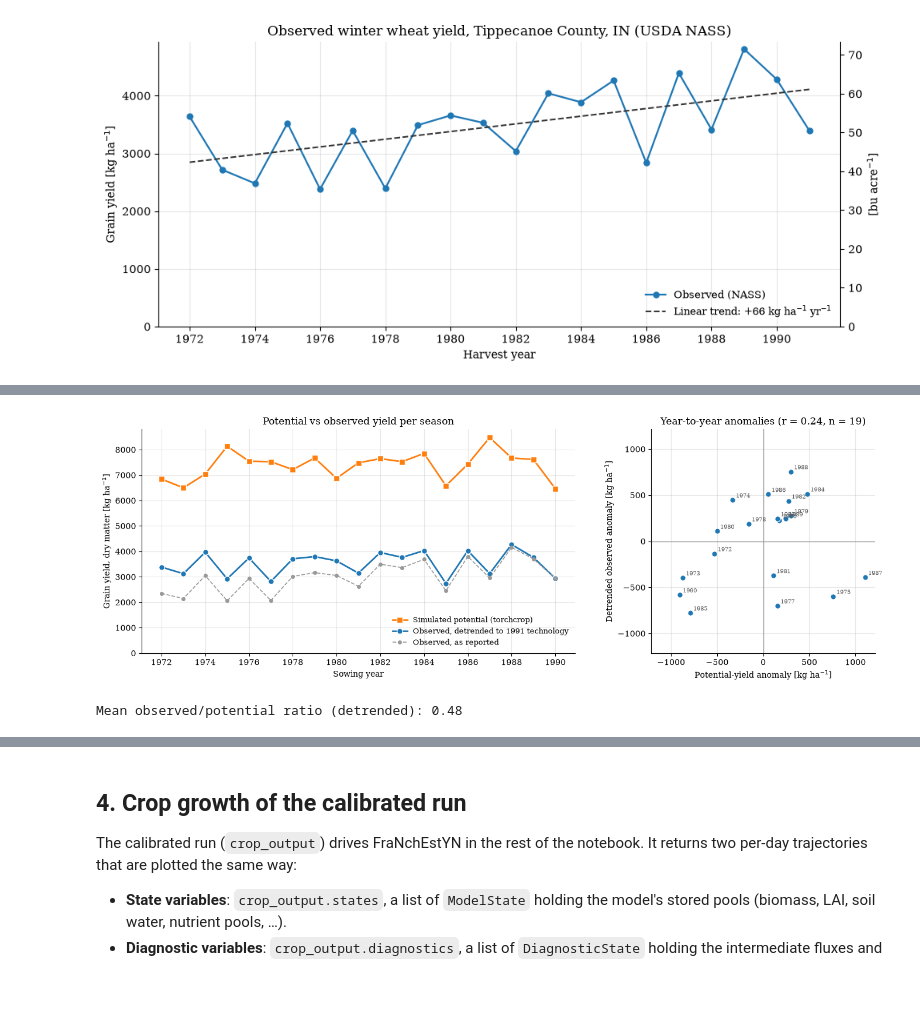
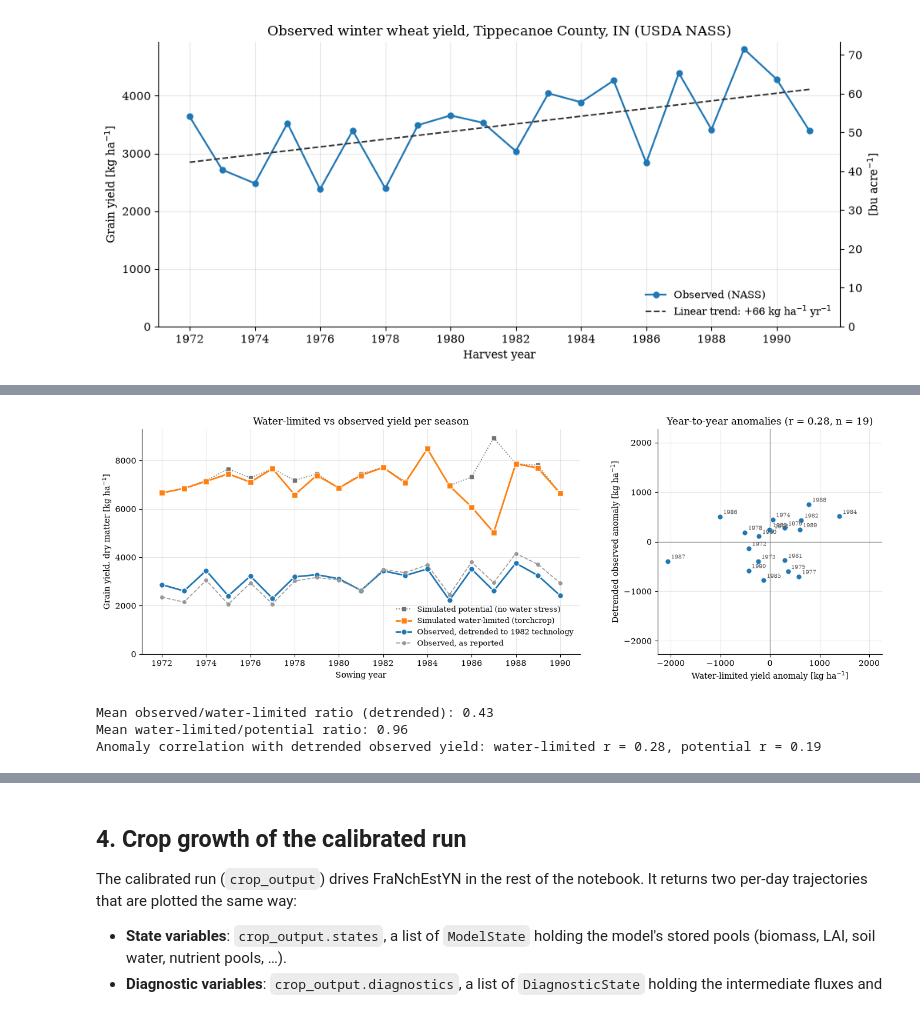
Before and after one commit to KaziJahidurRahaman/simpest, a Jupyter notebook: notebooks/torchcrop-integration/indiana_potential_(winter_wheat)-calibration.ipynb, the cells around one changed output, grey strips where cells are left out. Saved outputs shown, nothing was run; the diff lists cells and outputs as text; code cells hidden in the pictures.

```diff
--- a/notebooks/torchcrop-integration/indiana_potential_(winter_wheat)-calibration.ipynb
+++ b/notebooks/torchcrop-integration/indiana_potential_(winter_wheat)-calibration.ipynb
@@ -301,11 +371,17 @@ TSUM1 = 1447 °C d (preset 1050), TSUM2 = 760 °C d (preset 1000)
 # %%
-# Potential-production run with the fitted TSUMs.
+# Water- and nitrogen-limited run with the fitted TSUMs.
 model = Lintul5Model(crop_params, soil_params, site_params).eval().to(device)
 with torch.no_grad():
-    output = model(weather, start_doy=1)
+    output = model(weather, start_doy=1, fertilizer=fertilizer)
 
 dvs_end = output.dvs.cpu().numpy()[:, 1:]   # DVS at the end of each simulation day
 assert (dvs_end >= 2.0).any(axis=1).all(), "a season does not reach maturity"
+
+# The TSUM1 fit assumes the cold requirement is met before vernalisation switches off.
+vern_end = torch.stack([s.vern for s in output.states], dim=1).cpu().numpy()[:, 1:]
+vern_off = np.argmax(dvs_end >= float(crop_params.vernalisation_devstage), axis=1)
+assert (vern_end[np.arange(len(vern_off)), vern_off] >= VERNSAT).all(), "vernalisation incomplete at switch-off"
+
 sim_idx = {"anthesis": np.argmax(dvs_end >= 1.0, axis=1)[ref_rows],
            "maturity": np.argmax(dvs_end >= 2.0, axis=1)[ref_rows]}
 
@@ -335,5 +411,5 @@ for side in ("top", "right"):
 fig.tight_layout()
 plt.show()
 
-pheno_fit
+# pheno_fit
 # %% [output]
@@ -418,63 +480,80 @@ diagonal.
 # %%
 # Compare the observed yields of the simulated seasons with torchcrop's
-# potential yield. Two adjustments make them comparable:
+# water- and nitrogen-limited yield. Two adjustments make them comparable:
 #   1. Year alignment: a season sown in year y is harvested (and reported by
 #      NASS) in y + 1.
 #   2. Technology: the model uses one fixed variety and management, so the
-#      observed yields are detrended with the two-segment trend and expressed
-#      at the technology level of the last simulated harvest year.
+#      observed yields are detrended with the linear trend and expressed at
+#      the technology level of the middle simulated harvest year, which keeps
+#      their mean over the simulated seasons unchanged.
 # NASS yields are at 13.5 % grain moisture; Lintul5's WSO is dry matter.
-ref_harvest_year = int(sow_years.max()) + 1
+ref_harvest_year = int(round((sow_years + 1).mean()))
 cmp_df = observed_yield.compare_with_potential(
     obs_yield, sow_years, output.yield_.cpu().numpy() * G_M2_TO_KG_HA, yield_trend,
     ref_harvest_year=ref_harvest_year,
-)
+).rename(columns={"potential": "limited"})   # the helper names its simulated column "potential"
+
+# Potential-production reference: the same model with water and nitrogen
+# stress switched off (IOPT=1, automatic irrigation), to show what they cost.
+pot_crop, pot_soil = copy.deepcopy(crop_params), copy.deepcopy(soil_params)
+pot_crop.iopt = torch.tensor(1.0, device=device)
+pot_soil.irri = torch.tensor(1.0, device=device)
+with torch.no_grad():
+    pot_output = Lintul5Model(pot_crop, pot_soil, site_params).eval().to(device)(weather, start_doy=1, fertilizer=fertilizer)
+cmp_df["potential"] = pot_output.yield_.cpu().numpy() * G_M2_TO_KG_HA
 
 # Year-to-year anomalies (deviation from each series' own mean): does the
-# weather-only potential yield explain the good and bad years?
+# water- and nitrogen-limited yield explain the good and bad years?
 valid = cmp_df.dropna(subset=["observed"])
-anom_pot = valid["potential"] - valid["potential"].mean()
+anom_sim = valid["limited"] - valid["limited"].mean()
 anom_obs = valid["observed_detrended"] - valid["observed_detrended"].mean()
-r_anom = np.corrcoef(anom_pot, anom_obs)[0, 1]
+r_anom = np.corrcoef(anom_sim, anom_obs)[0, 1]
+r_anom_pot = np.corrcoef(valid["potential"], valid["observed_detrended"])[0, 1]
 
 fig, (ax_ts, ax_sc) = plt.subplots(1, 2, figsize=(14, 4.8), gridspec_kw={"width_ratios": [1.6, 1]})
 
-ax_ts.plot(cmp_df["sow_year"], cmp_df["potential"], color="#ff7f0e", lw=2, marker="s", ms=7,
-           markeredgecolor="white", label="Simulated potential (torchcrop)")
+ax_ts.plot(cmp_df["sow_year"], cmp_df["potential"], color="0.45", lw=1.2, ls=":", marker="s", ms=4,
+           label="Simulated potential (no water or N stress)")
+ax_ts.plot(cmp_df["sow_year"], cmp_df["limited"], color="#ff7f0e", lw=2, marker="s", ms=7,
+           markeredgecolor="white", label="Simulated water- and N-limited (torchcrop)")
 ax_ts.plot(cmp_df["sow_year"], cmp_df["observed_detrended"], color="#1f77b4", lw=2, marker="o", ms=7,
            markeredgecolor="white", label=f"Observed, detrended to {ref_harvest_year} technology")
 ax_ts.plot(cmp_df["sow_year"], cmp_df["observed"], color="0.6", lw=1.2, ls="--", marker="o", ms=4,
            label="Observed, as reported")
 ax_ts.set_xlabel("Sowing year")
 ax_ts.set_ylabel("Grain yield, dry matter [kg ha$^{-1}$]")
-ax_ts.set_title("Potential vs observed yield per season")
+ax_ts.set_title("Water- and N-limited vs observed yield per season")
 ax_ts.set_xticks(cmp_df["sow_year"][::2])
 ax_ts.set_ylim(0, None)
 ax_ts.legend(loc="lower right", frameon=False, fontsize=9)
 
-lim = 1.1 * max(anom_pot.abs().max(), anom_obs.abs().max())
+lim = 1.1 * max(anom_sim.abs().max(), anom_obs.abs().max())
 ax_sc.axhline(0, color="0.6", lw=1)
 ax_sc.axvline(0, color="0.6", lw=1)
-ax_sc.scatter(anom_pot, anom_obs, s=45, color="#1f77b4", edgecolor="white", linewidth=0.8, zorder=3)
-for sy, xa, ya in zip(valid["sow_year"], anom_pot, anom_obs):
+ax_sc.scatter(anom_sim, anom_obs, s=45, color="#1f77b4", edgecolor="white", linewidth=0.8, zorder=3)
+for sy, xa, ya in zip(valid["sow_year"], anom_sim, anom_obs):
     ax_sc.annotate(str(sy), (xa, ya), xytext=(4, 3), textcoords="offset points", fontsize=7, color="0.35")
 ax_sc.set_xlim(-lim, lim)
 ax_sc.set_ylim(-lim, lim)
 ax_sc.set_aspect("equal")
-ax_sc.set_xlabel("Potential-yield anomaly [kg ha$^{-1}$]")
+ax_sc.set_xlabel("Water- and N-limited yield anomaly [kg ha$^{-1}$]")
 ax_sc.set_ylabel("Detrended observed anomaly [kg ha$^{-1}$]")
 ax_sc.set_title(f"Year-to-year anomalies (r = {r_anom:.2f}, n = {len(valid)})")
 
 for ax in (ax_ts, ax_sc):
     ax.grid(alpha=0.3)
     for side in ("top", "right"):
         ax.spines[side].set_visible(False)
 
 fig.tight_layout()
 plt.show()
 
-print(f"Mean observed/potential ratio (detrended): {cmp_df['yield_gap_ratio'].mean():.2f}")
-cmp_df.round(1)
+print(f"Mean observed/limited ratio (detrended): {cmp_df['yield_gap_ratio'].mean():.2f}")
+print(f"Mean limited/potential ratio: {(cmp_df['limited'] / cmp_df['potential']).mean():.2f}")
+print(f"Anomaly correlation with detrended observed yield: limited r = {r_anom:.2f}, potential r = {r_anom_pot:.2f}")
+# cmp_df.round(1)
 # %% [output]
-[figure, old version]
+[figure, new version]
-Mean observed/potential ratio (detrended): 0.48
+Mean observed/water-limited ratio (detrended): 0.43
+Mean water-limited/potential ratio: 0.96
+Anomaly correlation with detrended observed yield: water-limited r = 0.28, potential r = 0.19
```
Also changed, not shown: parts of 28 cells of this notebook, 3 other files.
